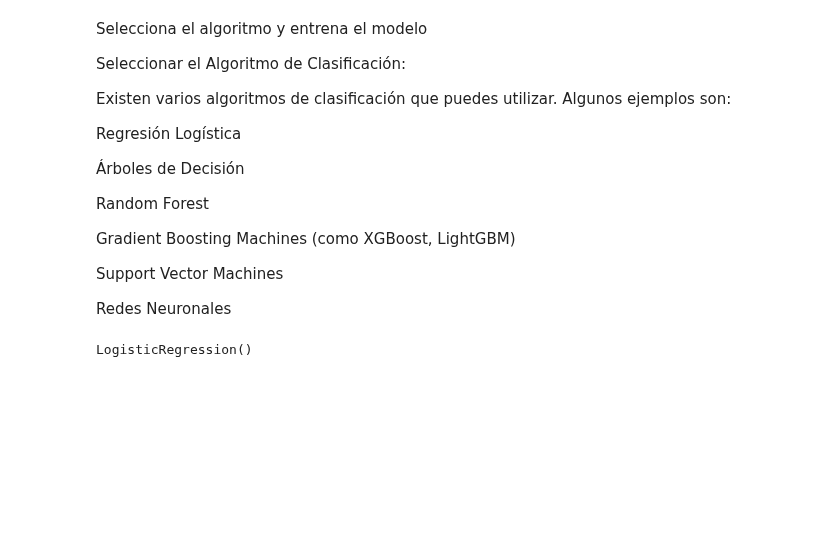
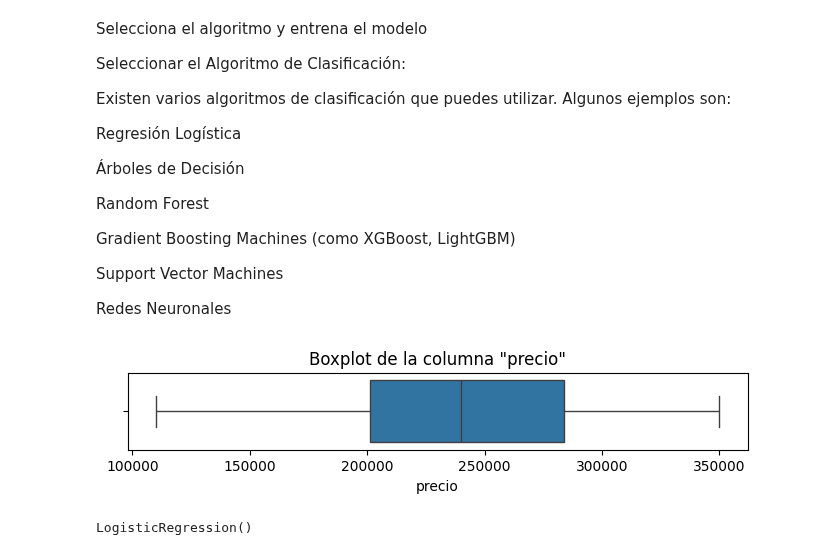
Before and after one commit to KARENCMP82/Python, a Jupyter notebook: ViviendaBasicoMio.ipynb, the cells around one changed output. Saved outputs shown, nothing was run; the diff lists cells and outputs as text; code cells hidden in the pictures; blank space fills up the shorter version.

```diff
--- a/ViviendaBasicoMio.ipynb
+++ b/ViviendaBasicoMio.ipynb
@@ -198,6 +198,14 @@ Gradient Boosting Machines (como XGBoost, LightGBM)
 Support Vector Machines
 
 Redes Neuronales
+# %%
+# Visualización de outliers en la columna 'precio'
+fig, ax = plt.subplots(figsize=(8, 1))
+sns.boxplot(data=ViviendasCopia, x='precio')
+plt.title('Boxplot de la columna "precio"')
+plt.show()
+# %% [output]
+[figure, added]
 # %%
 target = 'vendida'
 # Agrupamos las columnas q creemos mas importante para nuestro analisis
```
